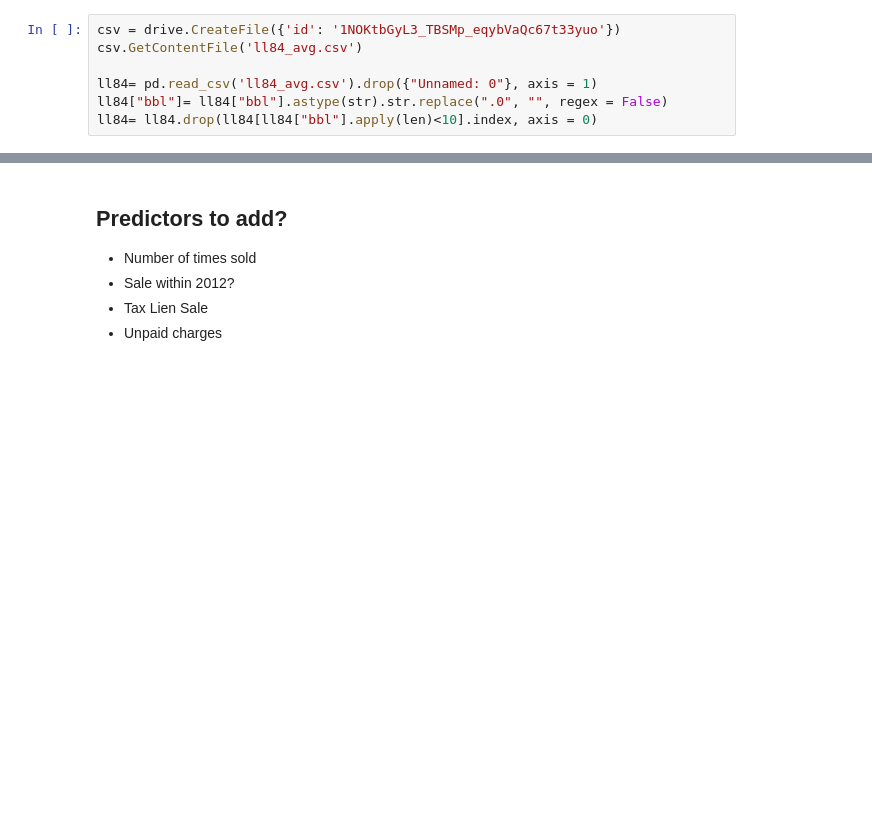
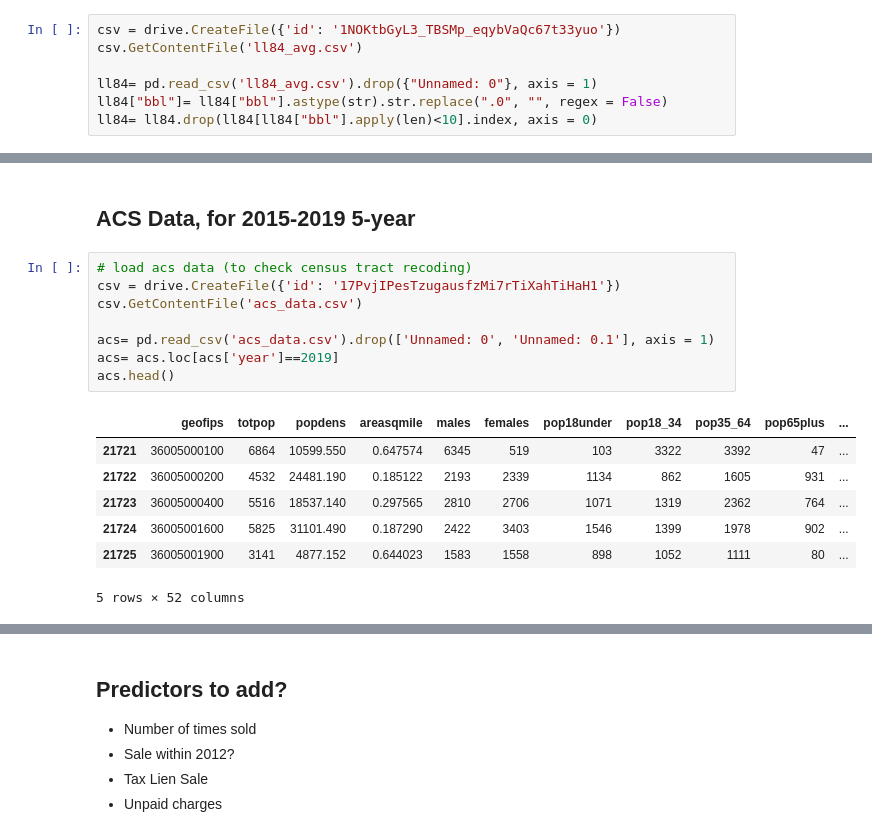
Before and after one commit to KaiElwood/machine-learning-final, a Jupyter notebook: code/01_merge_bbl.ipynb, the cells around one changed output, grey strips where cells are left out. Cells and saved outputs as stored; diff of their text form; blank space fills up the shorter version.

Commit message:
feat: add borobox level analysis data

```diff
--- a/code/01_merge_bbl.ipynb
+++ b/code/01_merge_bbl.ipynb
@@ -165,0 +298,18 @@ df_ll84.head()
+# %% [markdown]
+## ACS Data, for 2015-2019 5-year
+# %%
+# load acs data (to check census tract recoding)
+csv = drive.CreateFile({'id': '17PvjIPesTzugausfzMi7rTiXahTiHaH1'})
+csv.GetContentFile('acs_data.csv')
+
+acs= pd.read_csv('acs_data.csv').drop(['Unnamed: 0', 'Unnamed: 0.1'], axis = 1)
+acs= acs.loc[acs['year']==2019]
+acs.head()
+# %% [output]
+|  | geofips | totpop | popdens | areasqmile | males | females | pop18under | pop18_34 | pop35_64 | pop65plus | ... |
+| 21721 | 36005000100 | 6864 | 10599.550 | 0.647574 | 6345 | 519 | 103 | 3322 | 3392 | 47 | ... |
+| 21722 | 36005000200 | 4532 | 24481.190 | 0.185122 | 2193 | 2339 | 1134 | 862 | 1605 | 931 | ... |
+| 21723 | 36005000400 | 5516 | 18537.140 | 0.297565 | 2810 | 2706 | 1071 | 1319 | 2362 | 764 | ... |
+| 21724 | 36005001600 | 5825 | 31101.490 | 0.187290 | 2422 | 3403 | 1546 | 1399 | 1978 | 902 | ... |
+| 21725 | 36005001900 | 3141 | 4877.152 | 0.644023 | 1583 | 1558 | 898 | 1052 | 1111 | 80 | ... |
+5 rows × 52 columns
```
Also changed, not shown: parts of 27 cells of this notebook, 4 other files.
